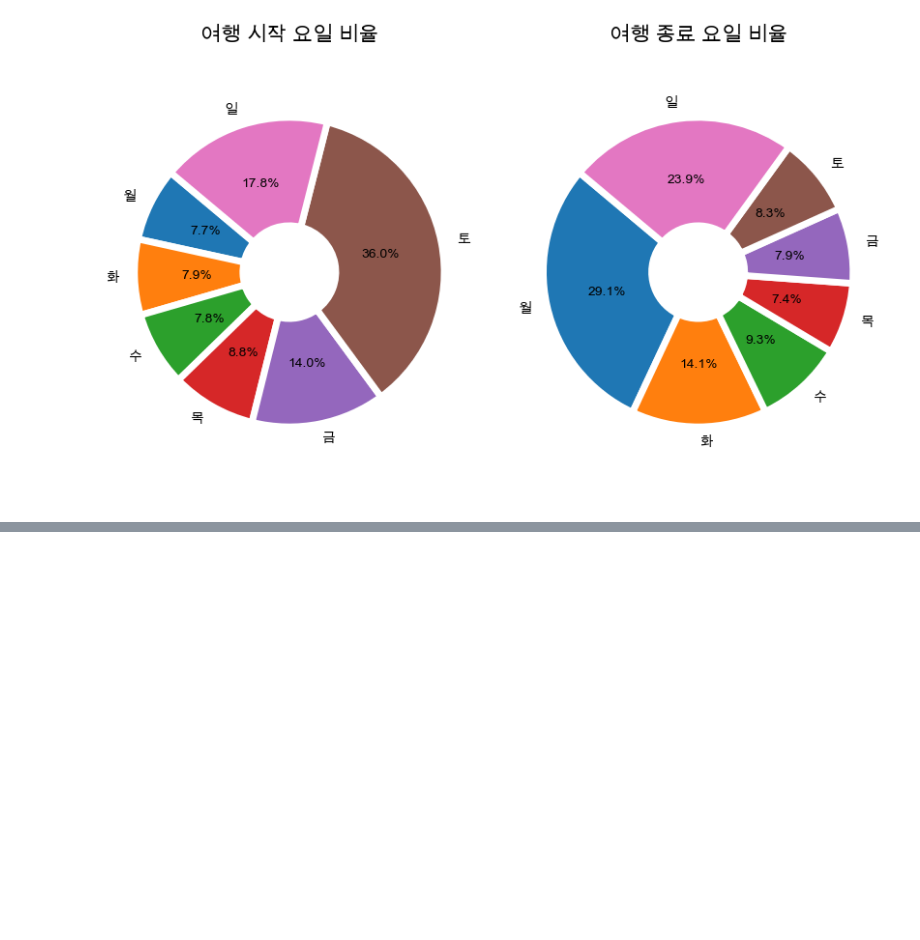
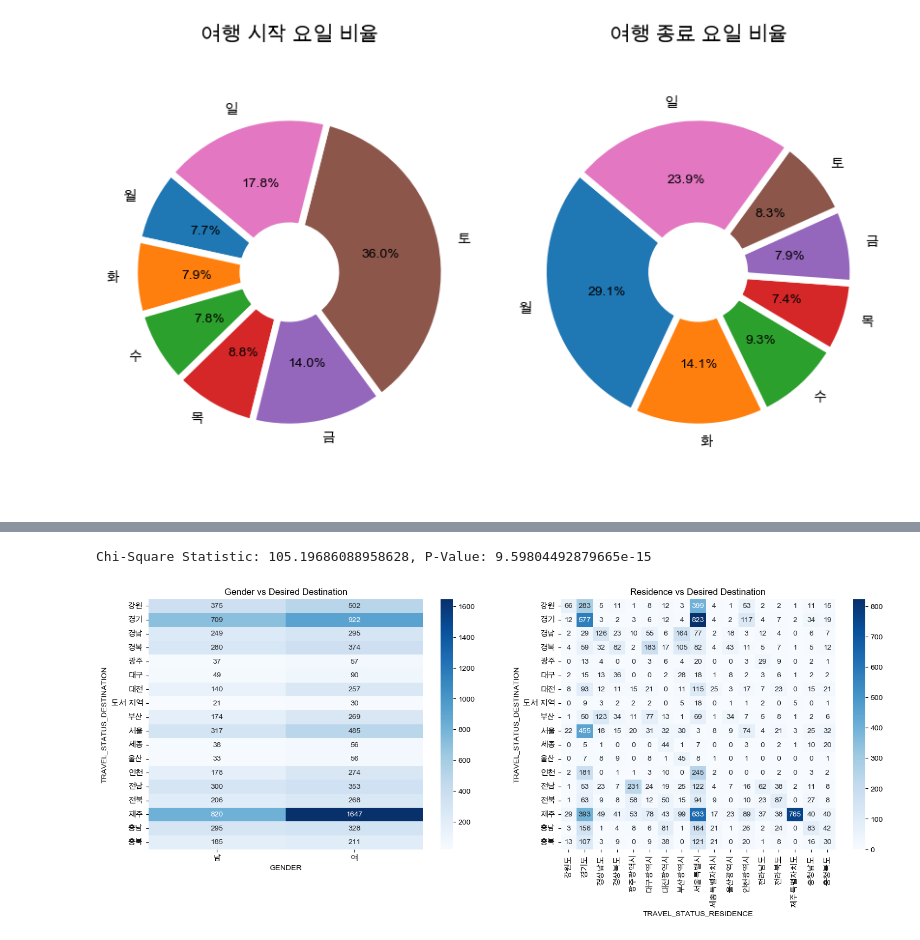
Before and after one commit to usey10/TripAdvisorsML, a Jupyter notebook: EDA.ipynb, the cells around one changed output, grey strips where cells are left out. Drawn from its saved outputs; the diff is of its cells as text; code cells hidden in the pictures; blank space fills up the shorter version.

```diff
--- a/EDA.ipynb
+++ b/EDA.ipynb
@@ -704,0 +260,32 @@ plt.show()
+# %%
+## 상관관계 분석
+
+import pandas as pd
+from scipy.stats import chi2_contingency
+
+# 범주형 데이터
+traveler_corr = traveler_master[['GENDER', 'TRAVEL_STATUS_RESIDENCE', 'TRAVEL_STATUS_DESTINATION']]
+# df = pd.DataFrame(data)
+
+# 교차표 생성
+cross_tab = pd.crosstab(traveler_corr['TRAVEL_STATUS_DESTINATION'], traveler_corr['GENDER'])
+cross_tab_2 = pd.crosstab(traveler_corr['TRAVEL_STATUS_DESTINATION'], traveler_corr['TRAVEL_STATUS_RESIDENCE'])
+
+# 카이제곱 검정
+chi2, p, dof, expected = chi2_contingency(cross_tab)
+print(f"Chi-Square Statistic: {chi2}, P-Value: {p}")
+
+import seaborn as sns
+import matplotlib.pyplot as plt
+
+plt.figure(figsize=(18, 6))
+plt.subplot(1,2,1)
+sns.heatmap(cross_tab, annot=True, fmt='d', cmap='Blues')
+plt.title('Gender vs Desired Destination')
+plt.subplot(1,2,2)
+sns.heatmap(cross_tab_2, annot=True, fmt='d', cmap='Blues')
+plt.title('Residence vs Desired Destination')
+plt.show()
+# %% [output]
+Chi-Square Statistic: 105.19686088958628, P-Value: 9.59804492879665e-15
+[figure, added]
```
Also changed, not shown: parts of 41 cells of this notebook, 5 other files.
